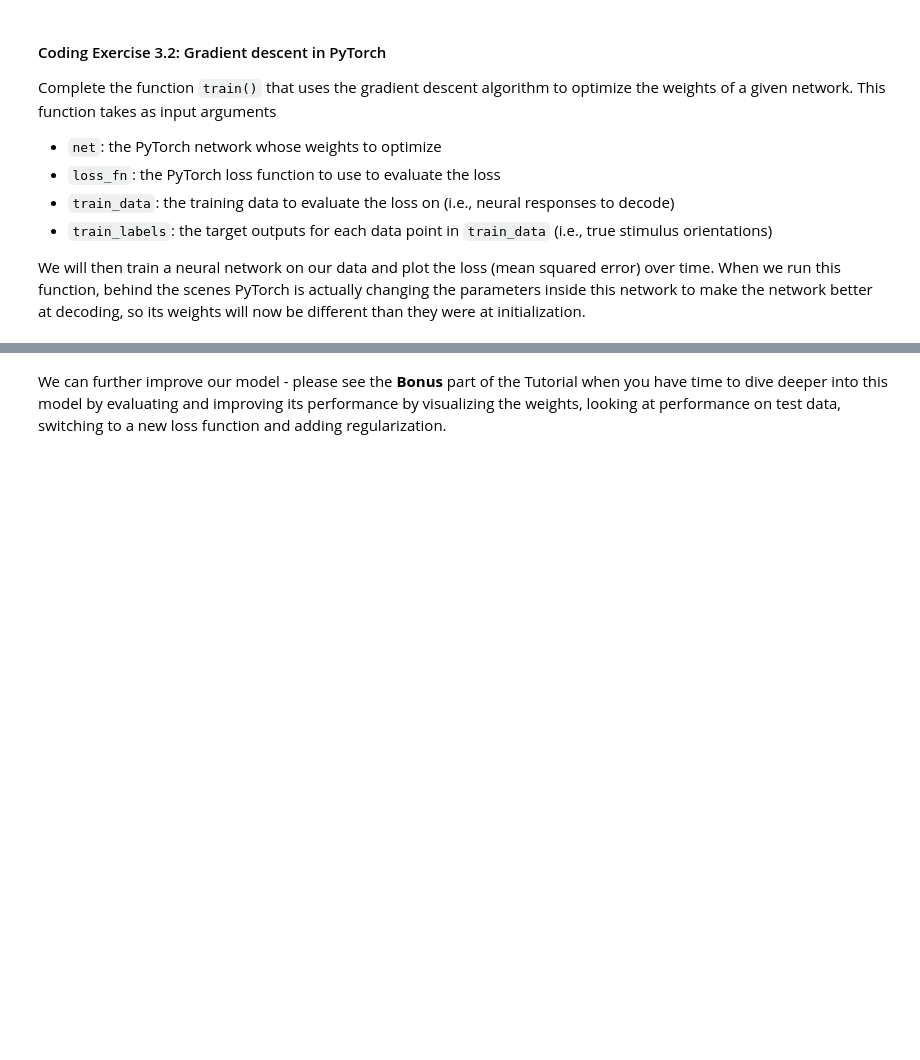
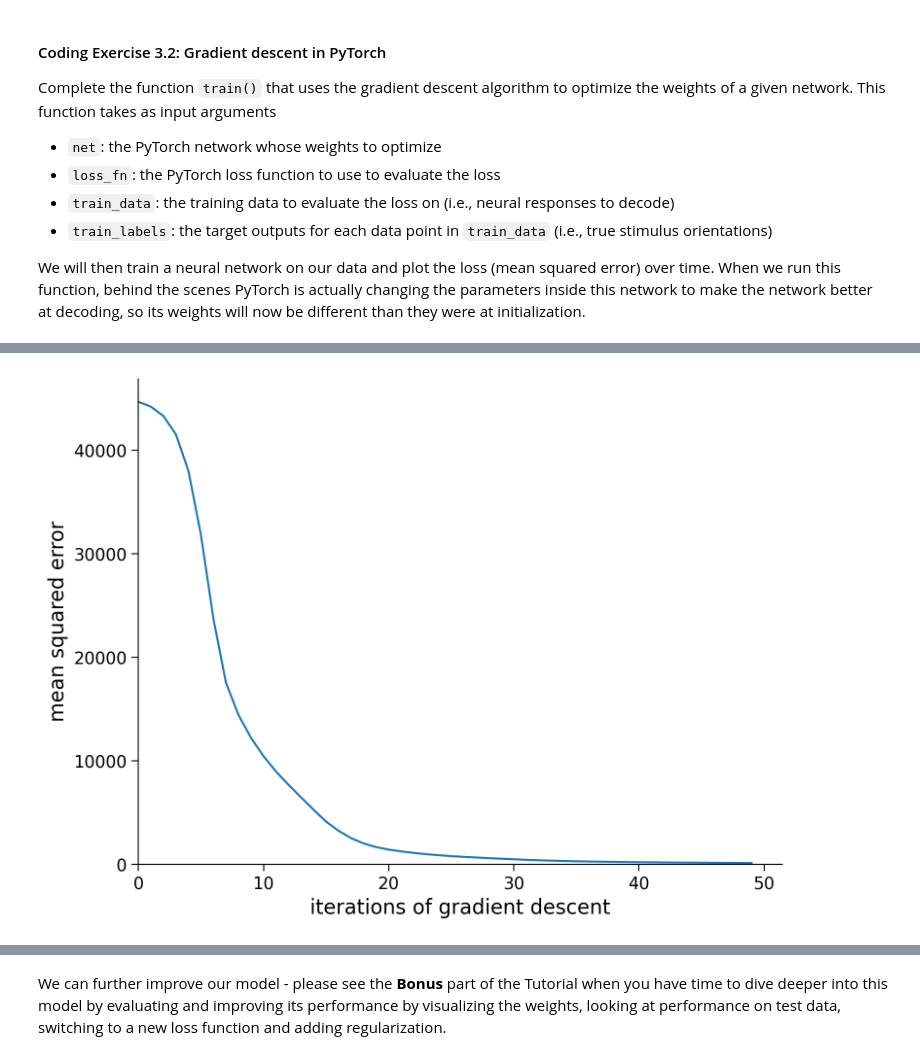
Before and after one commit to jevanluo/AlgorithmVisualizer, a Jupyter notebook: tutorials/W1D5_DeepLearning/student/W1D5_Tutorial1.ipynb, the cells around one changed output, grey strips where cells are left out. Saved outputs shown, nothing was run; the diff lists cells and outputs as text; code cells hidden in the pictures; blank space fills up the shorter version.

```diff
--- a/tutorials/W1D5_DeepLearning/student/W1D5_Tutorial1.ipynb
+++ b/tutorials/W1D5_DeepLearning/student/W1D5_Tutorial1.ipynb
@@ -548,11 +561,11 @@ class DeepNetReLU(nn.Module):
     ## TO DO for students: write code for computing network output using a
     ## rectified linear activation function for the hidden units
     # Fill out function and remove
-    raise NotImplementedError("Student exercise: complete DeepNetReLU forward")
+    # raise NotImplementedError("Student exercise: complete DeepNetReLU forward")
     ############################################################################
 
-    h = ... # h is size (n_inputs, n_hidden)
-    y = ... # y is size (n_inputs, 1)
+    h = torch.relu(self.in_layer(r)) # h is size (n_inputs, n_hidden)
+    y = torch.relu(self.out_layer(h)) # y is size (n_inputs, 1)
 
 
     return y
@@ -787,23 +813,23 @@ def train(net, loss_fn, train_data, train_labels,
 
     ######################################################################
     ## TO DO for students: fill in missing code for GD iteration
-    raise NotImplementedError("Student exercise: write code for GD iterations")
+    # raise NotImplementedError("Student exercise: write code for GD iterations")
     ######################################################################
 
     # compute network output from inputs in train_data
-    out = ...  # compute network output from inputs in train_data
+    out = net(train_data)  # compute network output from inputs in train_data
 
     # evaluate loss function
     loss = loss_fn(out, train_labels)
 
     # Clear previous gradients
-    ...
+    optimizer.zero_grad()
 
     # Compute gradients
-    ...
+    loss.backward()
 
     # Update weights
-    ...
+    optimizer.step()
 
     # Store current value of loss
     train_loss.append(loss.item())  # .item() needed to transform the tensor output of loss_fn to a scalar
@@ -830,3 +856,4 @@ train_loss = train(net, loss_fn, resp_train, stimuli_train)
 
 # Plot the training loss over iterations of GD
 plot_train_loss(train_loss)
+# %% [output]
@@ -833,3 +865,4 @@ plot_train_loss(train_loss)
+[figure, added]
 # %% [markdown]
 [*Click for solution*](https://github.com/NeuromatchAcademy/course-content/tree/main/tutorials/W1D5_DeepLearning/solutions/W1D5_Tutorial1_Solution_1ca16188.py)
 
```
Also changed, not shown: parts of 14 cells of this notebook.
